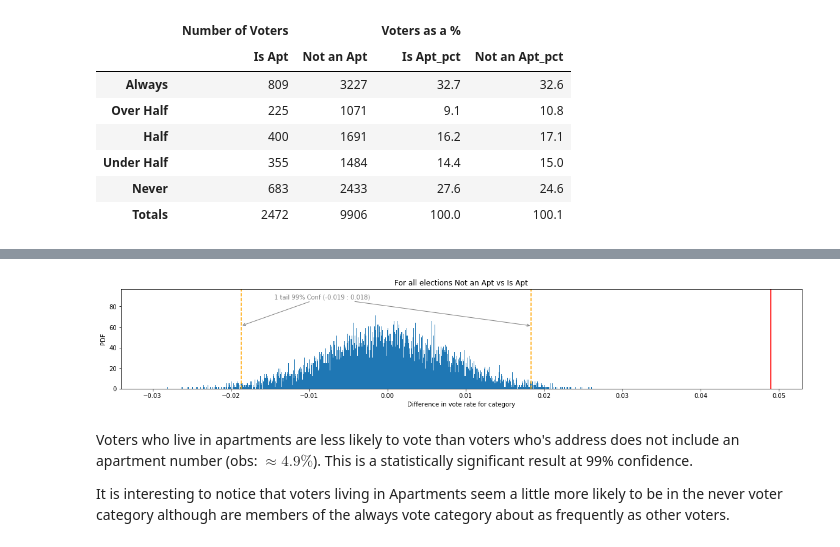
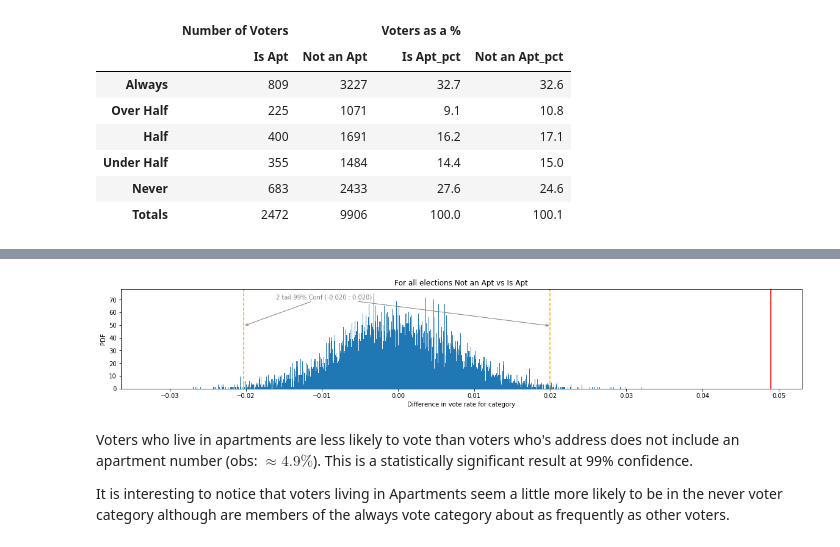
Before and after one commit to alsnkline/LocalVoters, a Jupyter notebook: 12_Inf Stat Vote Rate by feature.ipynb, the cells around one changed output, grey strips where cells are left out. Drawn from its saved outputs; the diff is of its cells as text; code cells hidden in the pictures.

```diff
--- a/12_Inf Stat Vote Rate by feature.ipynb
+++ b/12_Inf Stat Vote Rate by feature.ipynb
@@ -29,7 +29,8 @@ cols_vr_hh = ['E34_nVotesPctInHH','E56_nVotesPctInHH','E78_nVotesPctInHH']
 # %%
 # a couple of constants
 outcols = ['votes_s0','elec_n0','rate_r0','votes_s1','elec_n1','rate_r1','emp_diff', 'calc_z', 'calc_p','perm_p']
-perm_iterations = 1000
+perm_iterations = 10000
+ap = {'arrowstyle':'->', 'color':'gray'}
 # %% [markdown]
 Defining various methods and functions used to present the data.
 # %%
@@ -1019,23 +1022,23 @@ df = show_vote_rate_and_summary(df_w, ['Is Apt','Not an Apt'], title)
 # %%
 # Run Stats
 (kx, dx),(ky, dy) = df_s.groupby(['isApt'])
 fig, axes = plt.subplots(figsize=(20,3))
 kx = 'Is Apt' if kx else 'Not an Apt'
 ky = 'Is Apt' if kx else 'Not an Apt'
 
 df = pd.DataFrame(columns=outcols)
 sx,nx,rx,sy,ny,ry = get_two_sample_ns(dx, dy)
 cz,cp = props.proportions_ztest([sx,sy], [nx,ny], alternative='two-sided')
 pp, emp_diff, axes = two_sample_perm_test_diff_frac_votes(dx,dy,axes,
-                                                         'all elections {} vs {}'.format(kx,ky))
+                                                         'all elections {} vs {}'.format(kx,ky), tail=2)
 df.loc['All elections: '+kx+':'+ky, outcols] = [sx,nx,rx,sy,ny,ry,emp_diff*100,cz,cp,pp]
 
 display(df)
 plt.show()
 # %% [output]
 |  | votes_s0 | elec_n0 | rate_r0 | votes_s1 | elec_n1 | rate_r1 | emp_diff | calc_z | calc_p | perm_p |
 | All elections: Not an Apt:Is Apt | 25635 | 50085 | 51.183 | 5066 | 10945 | 46.286 | 4.89701 | 9.28238 | 1.65732e-20 | 0 |
-[figure, old version]
+[figure, new version]
 # %% [markdown]
 Voters who live in apartments are less likely to vote than voters who's address does not include an apartment number (obs: $\approx4.9\%$). This is a statistically significant result at 99% confidence.
 
```
Also changed, not shown: parts of 31 cells of this notebook.
